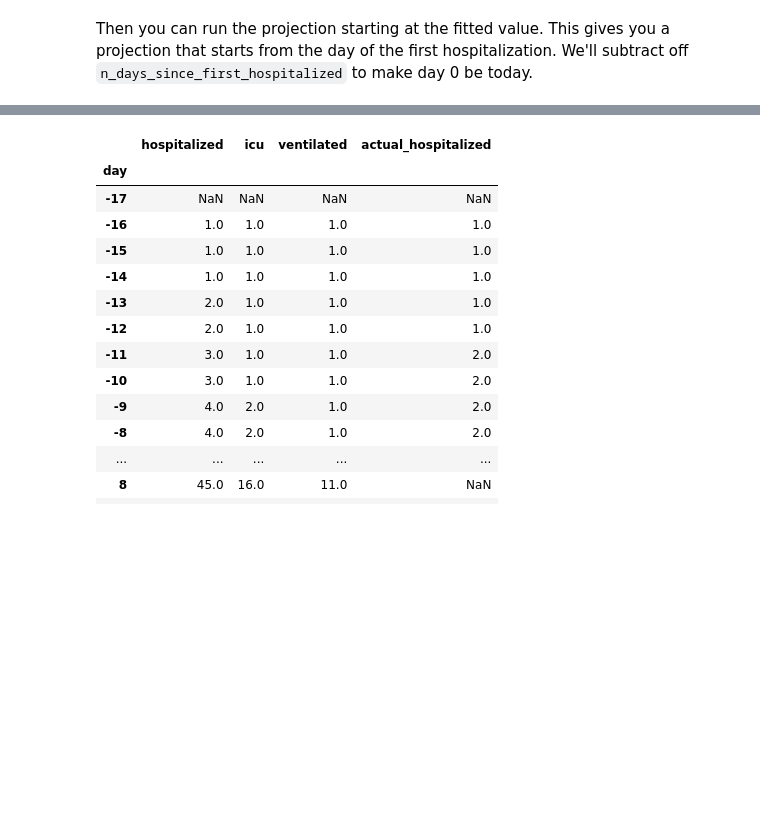
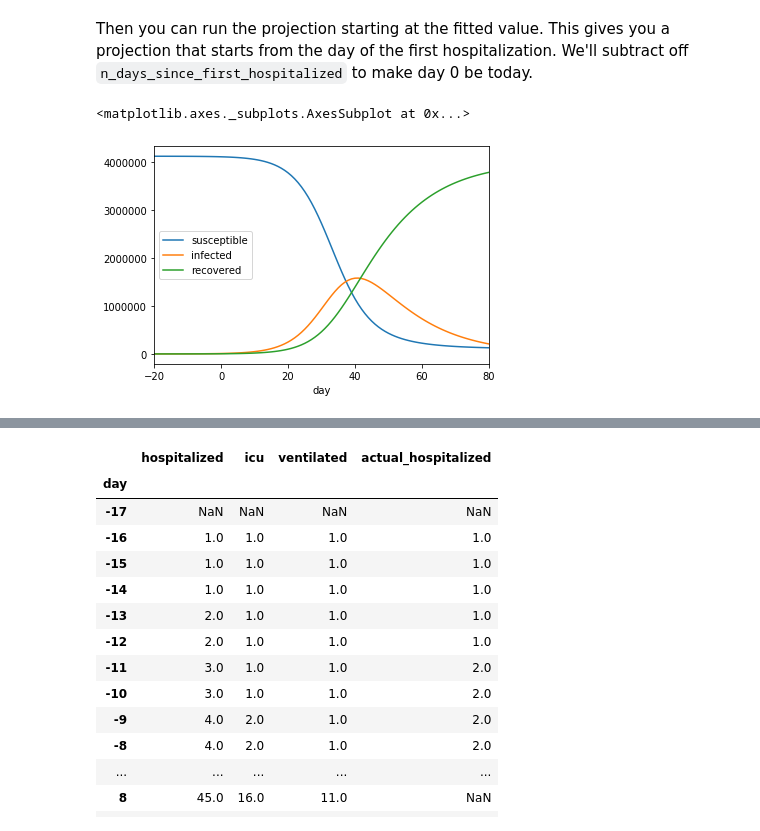
Before and after one commit to unterwegerK/chime, a Jupyter notebook: notebooks/Fit doubling time using time since first hospitalization.ipynb, the cells around one changed output, grey strips where cells are left out. Saved outputs shown, nothing was run; the diff lists cells and outputs as text; code cells hidden in the pictures; blank space fills up the shorter version.

```diff
--- a/notebooks/Fit doubling time using time since first hospitalization.ipynb
+++ b/notebooks/Fit doubling time using time since first hospitalization.ipynb
@@ -185,5 +223,10 @@ admits_df, census_df = run_projection(fitted_doubling_time)
 admits_df['day'] = admits_df['day'] - n_days_since_first_hospitalized
 census_df['day'] = census_df['day'] - n_days_since_first_hospitalized
+# %%
+raw_df.set_index('day').plot()
+# %% [output]
+<matplotlib.axes._subplots.AxesSubplot at 0x...>
+[figure, added]
 # %%
 admits_df.set_index('day').plot()
 # %% [output]
```
Also changed, not shown: parts of 9 cells of this notebook.
